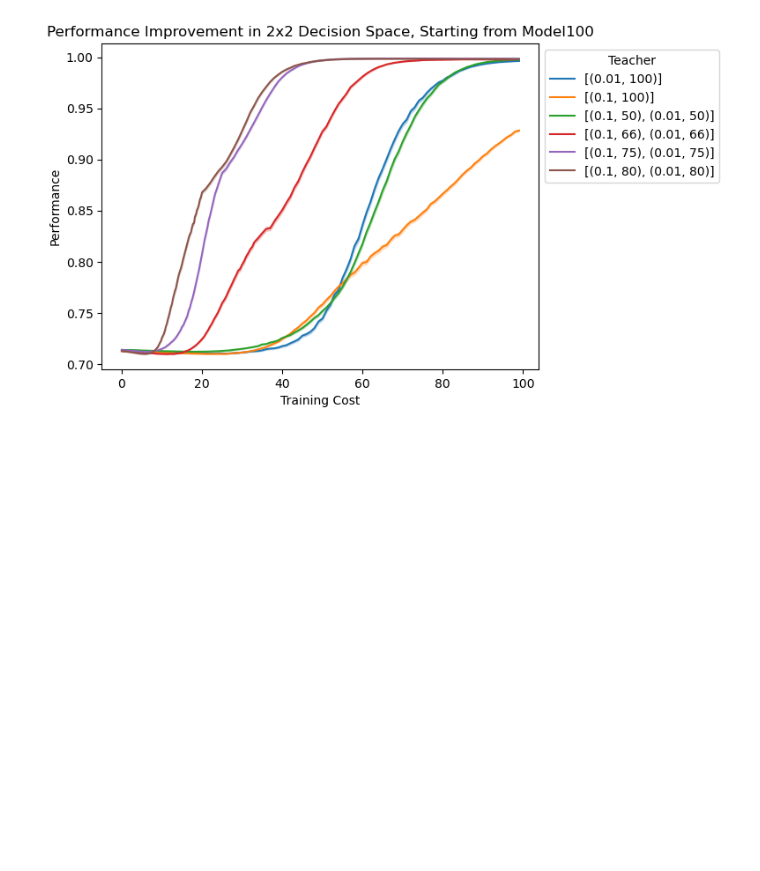
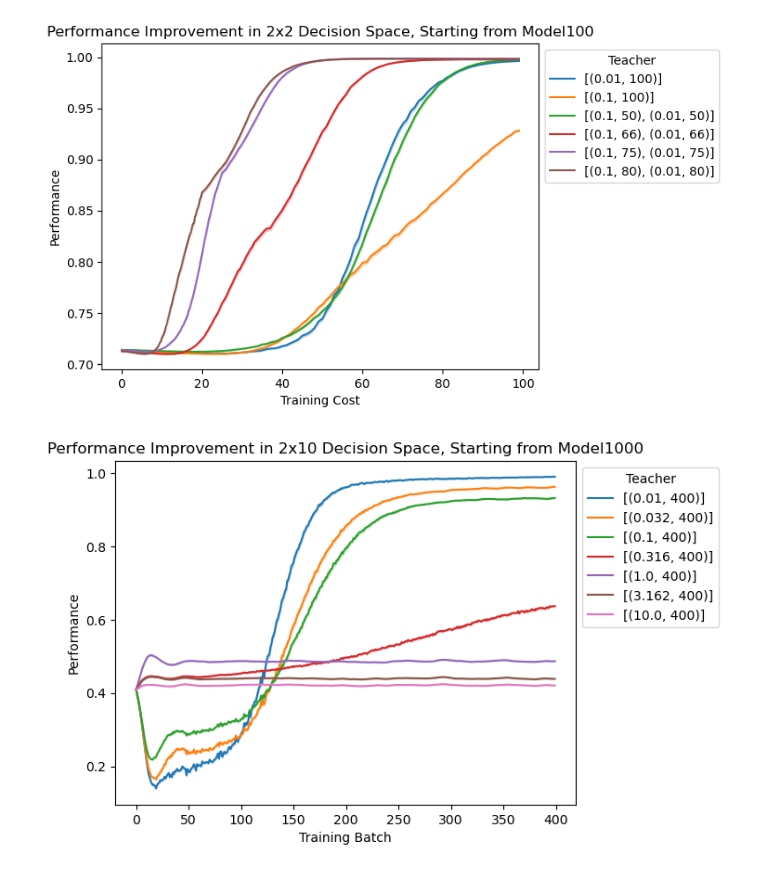
Before and after one commit to saumikn/gymnasium-test, a Jupyter notebook: tree.ipynb, the cells around one changed output. Drawn from its saved outputs; the diff is of its cells as text; code cells hidden in the pictures; blank space fills up the shorter version.

Commit message:
finished 2x2 and 2x10 decision tree results

```diff
--- a/tree.ipynb
+++ b/tree.ipynb
@@ -258,7 +272,7 @@ def train_model(i, student):
 %%time
 
 iters = list(range(10))
-iter_students = [10 for i in iters]
+iter_students = [100 for i in iters]
 rewards = process_map(train_model, iters, iter_students, disable=False, max_workers=20)
 
 # rewards = process_map(train_model, students, disable=True, max_workers=17)
@@ -289,2 +299,0 @@ def test(i):
-# %%
-res = process_map(test, range(1000))
@@ -650,2 +678,18 @@ def adjust(row):
 
     return row.Batch
+# %%
+n = 500
+# %%
+df, df2 = analyze(student=100, n=n, num_batches=400, mode='one')
+
+with warnings.catch_warnings():
+    warnings.simplefilter(action='ignore', category=FutureWarning)
+    ax = sns.lineplot(df, x='Batch', y='Perf', hue='Teacher', errorbar='se')
+    sns.move_legend(ax, "upper left", bbox_to_anchor=(1, 1))
+    ax.set(
+        title='Performance Improvement in 2x10 Decision Space, Starting from Model1000',
+        xlabel='Training Batch',
+        ylabel='Performance'
+    )
+# %% [output]
+[figure, added]
```
Also changed, not shown: parts of 12 cells of this notebook.
